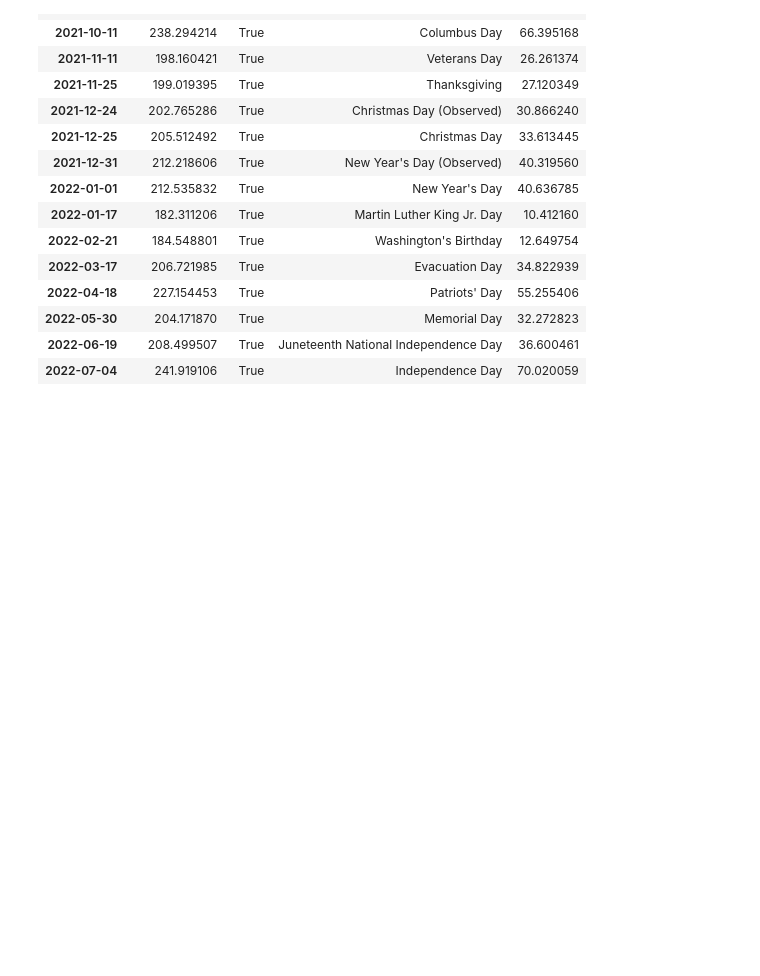
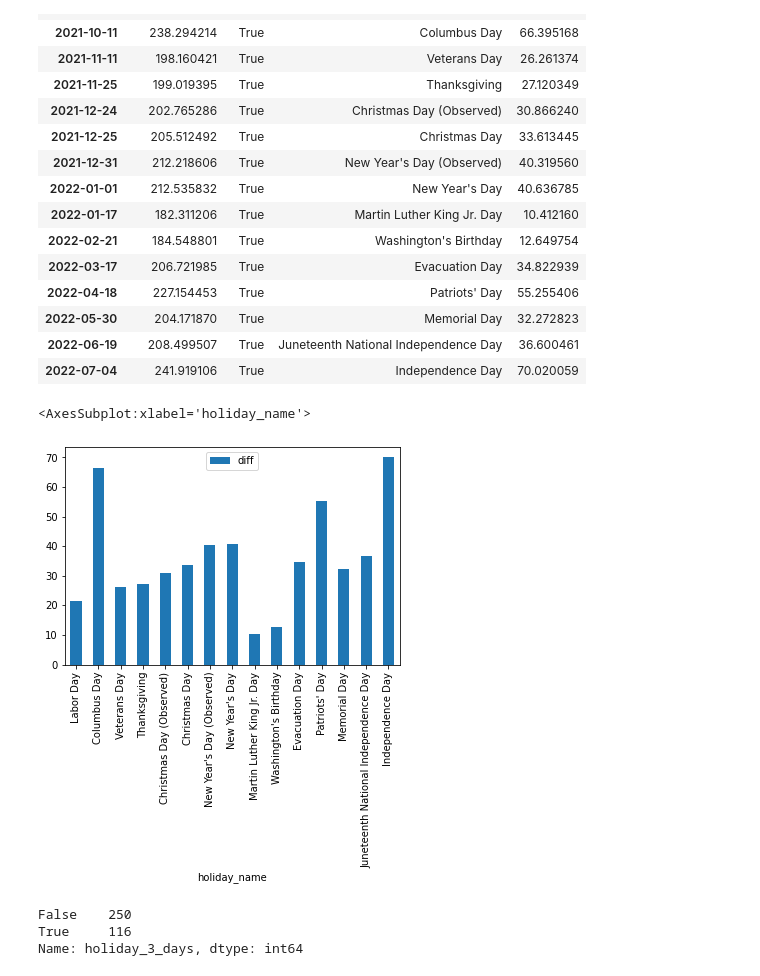
Before and after one commit to Fabrizio-Andrew/Vacation-Rental-Pricing-Estimator, a Jupyter notebook: experimentation/eda4calendar.ipynb, the cells around one changed output. Cells and saved outputs as stored; diff of their text form; code cells hidden in the pictures; blank space fills up the shorter version.

```diff
--- a/experimentation/eda4calendar.ipynb
+++ b/experimentation/eda4calendar.ipynb
@@ -363,6 +363,13 @@ df_calendar_avg_pd_result_true
 | 2022-05-30 | 204.171870 | True | Memorial Day | 32.272823 |
 | 2022-06-19 | 208.499507 | True | Juneteenth National Independence Day | 36.600461 |
 | 2022-07-04 | 241.919106 | True | Independence Day | 70.020059 |
+# %%
+# plot diff vs holiday_name using barplot
+df_calendar_avg_pd_result_true.plot(kind="bar", x="holiday_name", y="diff")
+# df_calendar_avg_pd_result_true.plot(x="holiday_name", y="diff")
+# %% [output]
+<AxesSubplot:xlabel='holiday_name'>
+[figure, added]
 # %%
 # export df_calendar_avg_pd_result_true to csv file
 df_calendar_avg_pd_result_true.to_csv("data/processed/massachusetts_holidays.csv")
@@ -368,0 +404,6 @@ df_calendar_avg_pd_result_true.to_csv("data/processed/massachusetts_holidays.csv
+# %%
+df_calendar_avg_pd_more_days['holiday_3_days'].value_counts()
+# %% [output]
+False    250
+True     116
+Name: holiday_3_days, dtype: int64
```
Also changed, not shown: parts of 6 cells of this notebook, 1 other file.
